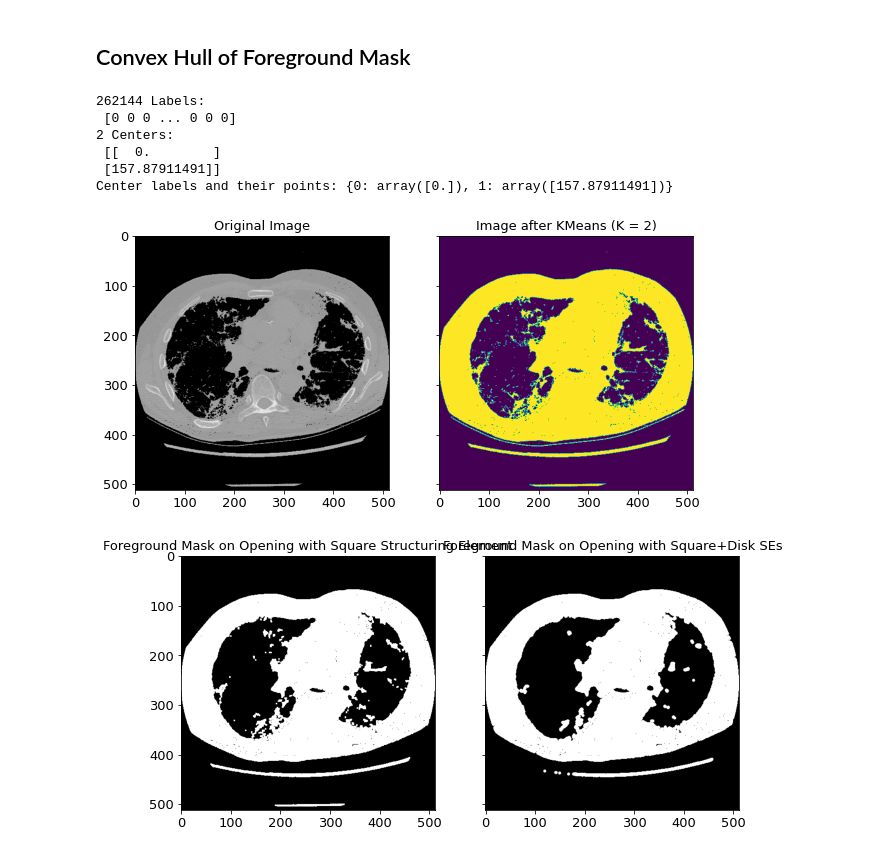
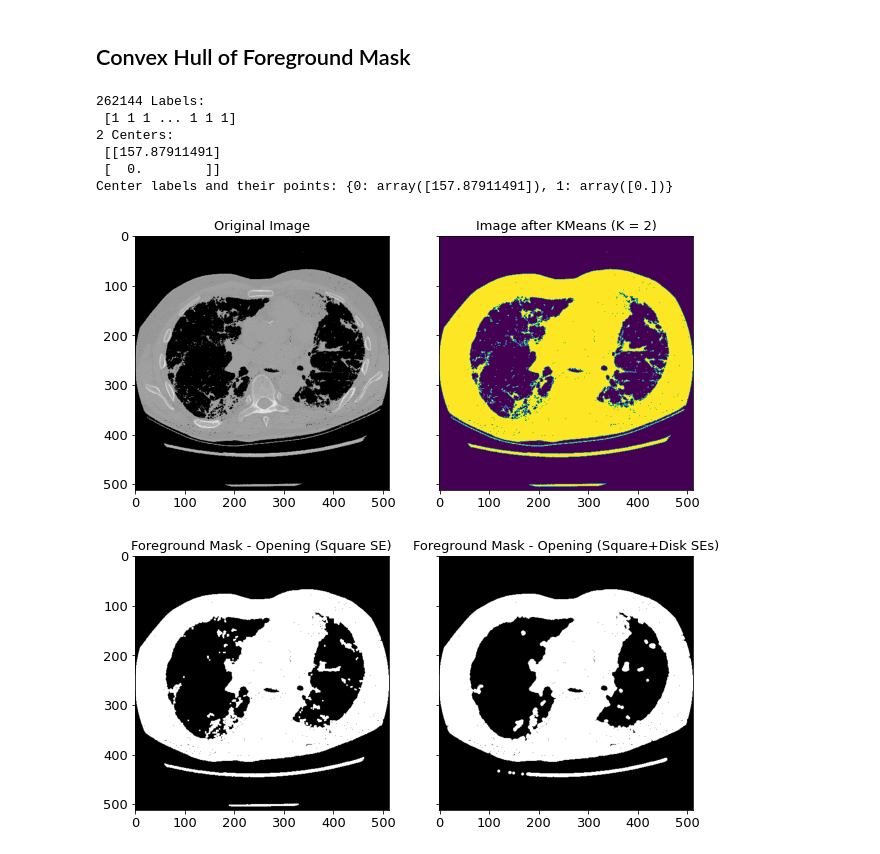
Before and after one commit to anushkahebbar/cardiac-segmentation, a Jupyter notebook: Rim et al. Implementation.ipynb, the cells around one changed output. Saved outputs shown, nothing was run; the diff lists cells and outputs as text; code cells hidden in the pictures.

Commit message:
Opening with SEs

```diff
--- a/Rim et al. Implementation.ipynb
+++ b/Rim et al. Implementation.ipynb
@@ -146,34 +146,34 @@ Center labels and their points: {0: array([112.26971435]), 1: array([0.08825217]
 # %%
 def chullForegroundMask(img):
     '''
     Generate a convex hull of foreground mask
     Input: Whole chest CT image in grayscale format (512x512)
     Output: Convex hull of foreground mask in binary format (512x512)
     '''
 
     centroid_clusters, segmented_img = imgKMeans(img, 2, showOutput=1)
 
     fg_threshold = sum(centroid_clusters.values())[0] / 2
 
     retval, fg_mask = cv2.threshold(img, fg_threshold, 255, cv2.THRESH_BINARY)
 
     fg_mask_opened = opening(fg_mask, square(3))
     fg_mask_opened2 = opening(fg_mask_opened, disk(3))
 
     fig, axes = plt.subplots(1, 2, sharey=True)
     axes = axes.ravel()
-    axes[0].set_title('Foreground Mask on Opening with Square Structuring Element')
+    axes[0].set_title('Foreground Mask - Opening (Square SE)')
     axes[0].imshow(fg_mask_opened, cmap='gray')
-    axes[1].set_title('Foreground Mask on Opening with Square+Disk SEs')
+    axes[1].set_title('Foreground Mask - Opening (Square+Disk SEs)')
     axes[1].imshow(fg_mask_opened2, cmap='gray')
 
 chullForegroundMask(procImg)
 # %% [output]
 262144 Labels:
- [0 0 0 ... 0 0 0]
+ [1 1 1 ... 1 1 1]
 2 Centers:
- [[  0.        ]
- [157.87911491]]
-Center labels and their points: {0: array([0.]), 1: array([157.87911491])}
+ [[157.87911491]
+ [  0.        ]]
+Center labels and their points: {0: array([157.87911491]), 1: array([0.])}
 [figure]
-[figure, old version]
+[figure, new version]
```
